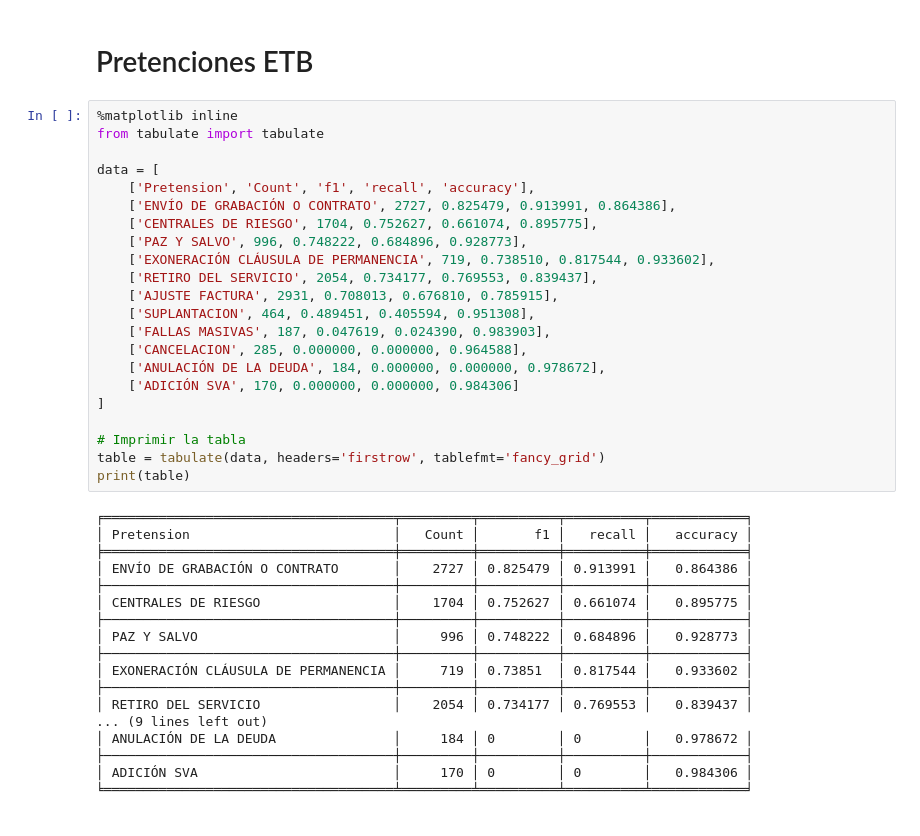
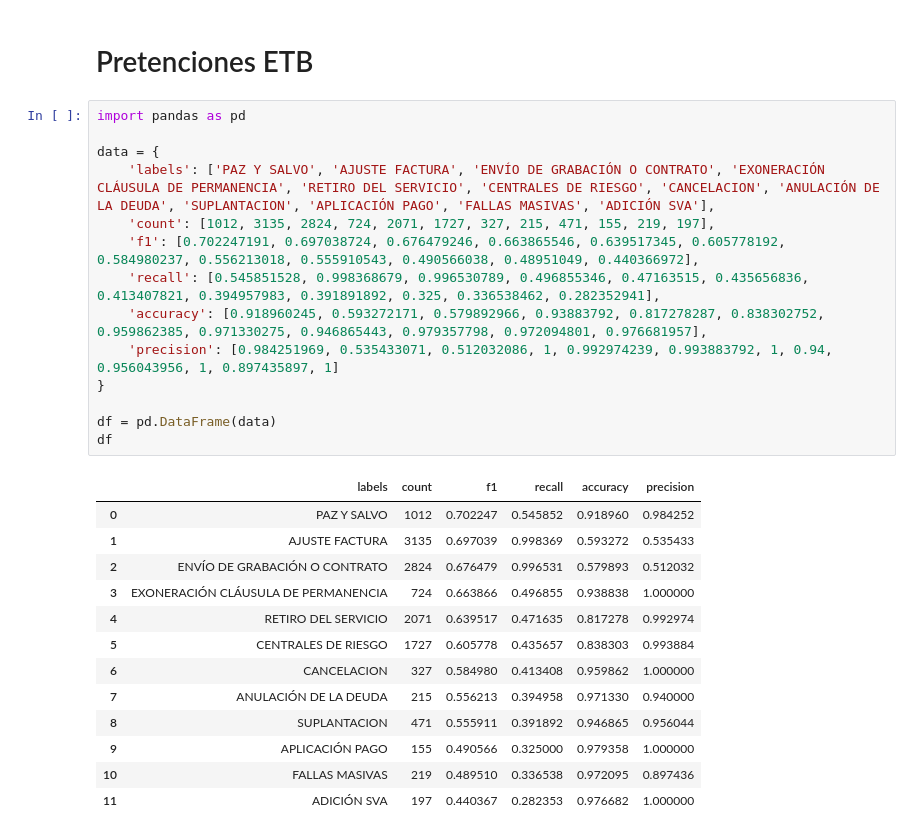
Before and after one commit to JAcv2/AQI, a Jupyter notebook: _sources/Matriz de confusión.ipynb, the cells around one changed output. Cells and saved outputs as stored; diff of their text form.

```diff
--- a/_sources/Matriz de confusión.ipynb
+++ b/_sources/Matriz de confusión.ipynb
@@ -89,43 +89,31 @@ Si tienes una alta precisión pero un bajo recall, significa que estás siendo m
 Entonces, en tu centro de llamadas, un alto accuracy significa que estás clasificando correctamente la mayoría de las llamadas en sus categorías, una alta precisión indica que no estás etiquetando erróneamente muchas llamadas, un alto recall muestra que no estás dejando de identificar problemas de conexión y un alto F1-Score es un equilibrio entre precisión y recall. Estos indicadores te ayudan a evaluar el rendimiento de tu centro de llamadas en la clasificación de llamadas de clientes.
 # %% [markdown]
 # Pretenciones ETB
-# %%
-%matplotlib inline
-from tabulate import tabulate
-
-data = [
-    ['Pretension', 'Count', 'f1', 'recall', 'accuracy'],
-    ['ENVÍO DE GRABACIÓN O CONTRATO', 2727, 0.825479, 0.913991, 0.864386],
-    ['CENTRALES DE RIESGO', 1704, 0.752627, 0.661074, 0.895775],
-    ['PAZ Y SALVO', 996, 0.748222, 0.684896, 0.928773],
-    ['EXONERACIÓN CLÁUSULA DE PERMANENCIA', 719, 0.738510, 0.817544, 0.933602],
-    ['RETIRO DEL SERVICIO', 2054, 0.734177, 0.769553, 0.839437],
-    ['AJUSTE FACTURA', 2931, 0.708013, 0.676810, 0.785915],
-    ['SUPLANTACION', 464, 0.489451, 0.405594, 0.951308],
-    ['FALLAS MASIVAS', 187, 0.047619, 0.024390, 0.983903],
-    ['CANCELACION', 285, 0.000000, 0.000000, 0.964588],
-    ['ANULACIÓN DE LA DEUDA', 184, 0.000000, 0.000000, 0.978672],
-    ['ADICIÓN SVA', 170, 0.000000, 0.000000, 0.984306]
-]
-
-# Imprimir la tabla
-table = tabulate(data, headers='firstrow', tablefmt='fancy_grid')
-print(table)
-# %% [output]
-╒═════════════════════════════════════╤═════════╤══════════╤══════════╤════════════╕
-│ Pretension                          │   Count │       f1 │   recall │   accuracy │
-╞═════════════════════════════════════╪═════════╪══════════╪══════════╪════════════╡
-│ ENVÍO DE GRABACIÓN O CONTRATO       │    2727 │ 0.825479 │ 0.913991 │   0.864386 │
-├─────────────────────────────────────┼─────────┼──────────┼──────────┼────────────┤
-│ CENTRALES DE RIESGO                 │    1704 │ 0.752627 │ 0.661074 │   0.895775 │
-├─────────────────────────────────────┼─────────┼──────────┼──────────┼────────────┤
-│ PAZ Y SALVO                         │     996 │ 0.748222 │ 0.684896 │   0.928773 │
-├─────────────────────────────────────┼─────────┼──────────┼──────────┼────────────┤
-│ EXONERACIÓN CLÁUSULA DE PERMANENCIA │     719 │ 0.73851  │ 0.817544 │   0.933602 │
-├─────────────────────────────────────┼─────────┼──────────┼──────────┼────────────┤
-│ RETIRO DEL SERVICIO                 │    2054 │ 0.734177 │ 0.769553 │   0.839437 │
-... (9 lines left out)
-│ ANULACIÓN DE LA DEUDA               │     184 │ 0        │ 0        │   0.978672 │
-├─────────────────────────────────────┼─────────┼──────────┼──────────┼────────────┤
-│ ADICIÓN SVA                         │     170 │ 0        │ 0        │   0.984306 │
-╘═════════════════════════════════════╧═════════╧══════════╧══════════╧════════════╛
+# %%
+import pandas as pd
+
+data = {
+    'labels': ['PAZ Y SALVO', 'AJUSTE FACTURA', 'ENVÍO DE GRABACIÓN O CONTRATO', 'EXONERACIÓN CLÁUSULA DE PERMANENCIA', 'RETIRO DEL SERVICIO', 'CENTRALES DE RIESGO', 'CANCELACION', 'ANULACIÓN DE LA DEUDA', 'SUPLANTACION', 'APLICACIÓN PAGO', 'FALLAS MASIVAS', 'ADICIÓN SVA'],
+    'count': [1012, 3135, 2824, 724, 2071, 1727, 327, 215, 471, 155, 219, 197],
+    'f1': [0.702247191, 0.697038724, 0.676479246, 0.663865546, 0.639517345, 0.605778192, 0.584980237, 0.556213018, 0.555910543, 0.490566038, 0.48951049, 0.440366972],
+    'recall': [0.545851528, 0.998368679, 0.996530789, 0.496855346, 0.47163515, 0.435656836, 0.413407821, 0.394957983, 0.391891892, 0.325, 0.336538462, 0.282352941],
+    'accuracy': [0.918960245, 0.593272171, 0.579892966, 0.93883792, 0.817278287, 0.838302752, 0.959862385, 0.971330275, 0.946865443, 0.979357798, 0.972094801, 0.976681957],
+    'precision': [0.984251969, 0.535433071, 0.512032086, 1, 0.992974239, 0.993883792, 1, 0.94, 0.956043956, 1, 0.897435897, 1]
+}
+
+df = pd.DataFrame(data)
+df
+# %% [output]
+|  | labels | count | f1 | recall | accuracy | precision |
+| 0 | PAZ Y SALVO | 1012 | 0.702247 | 0.545852 | 0.918960 | 0.984252 |
+| 1 | AJUSTE FACTURA | 3135 | 0.697039 | 0.998369 | 0.593272 | 0.535433 |
+| 2 | ENVÍO DE GRABACIÓN O CONTRATO | 2824 | 0.676479 | 0.996531 | 0.579893 | 0.512032 |
+| 3 | EXONERACIÓN CLÁUSULA DE PERMANENCIA | 724 | 0.663866 | 0.496855 | 0.938838 | 1.000000 |
+| 4 | RETIRO DEL SERVICIO | 2071 | 0.639517 | 0.471635 | 0.817278 | 0.992974 |
+| 5 | CENTRALES DE RIESGO | 1727 | 0.605778 | 0.435657 | 0.838303 | 0.993884 |
+| 6 | CANCELACION | 327 | 0.584980 | 0.413408 | 0.959862 | 1.000000 |
+| 7 | ANULACIÓN DE LA DEUDA | 215 | 0.556213 | 0.394958 | 0.971330 | 0.940000 |
+| 8 | SUPLANTACION | 471 | 0.555911 | 0.391892 | 0.946865 | 0.956044 |
+| 9 | APLICACIÓN PAGO | 155 | 0.490566 | 0.325000 | 0.979358 | 1.000000 |
+| 10 | FALLAS MASIVAS | 219 | 0.489510 | 0.336538 | 0.972095 | 0.897436 |
+| 11 | ADICIÓN SVA | 197 | 0.440367 | 0.282353 | 0.976682 | 1.000000 |
```
Also changed, not shown: 2 other files.
